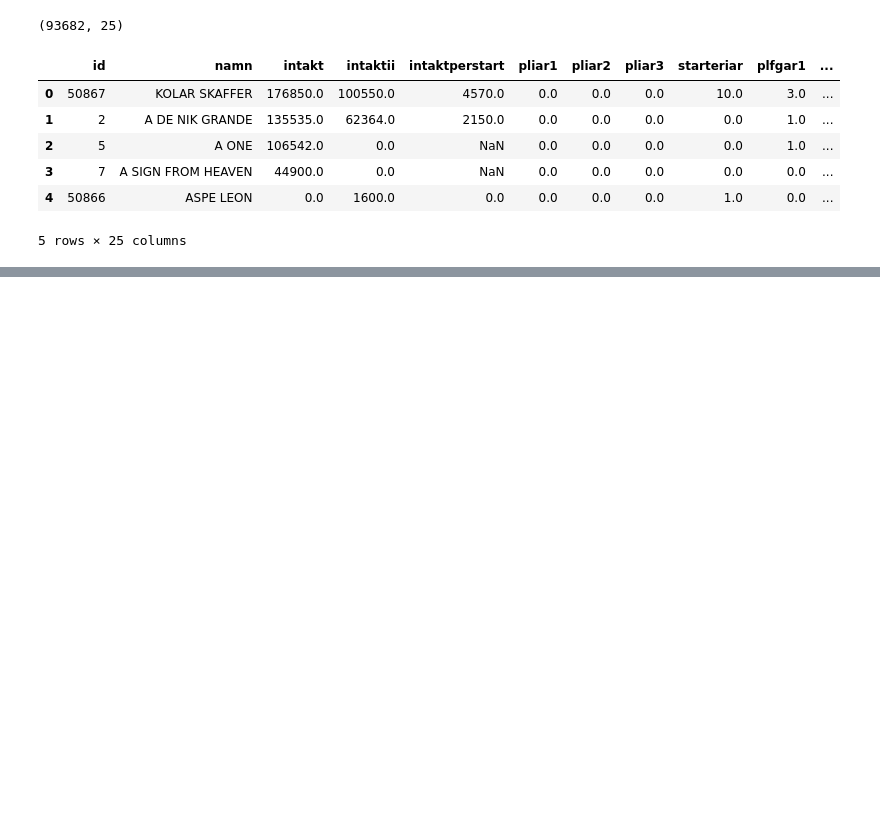
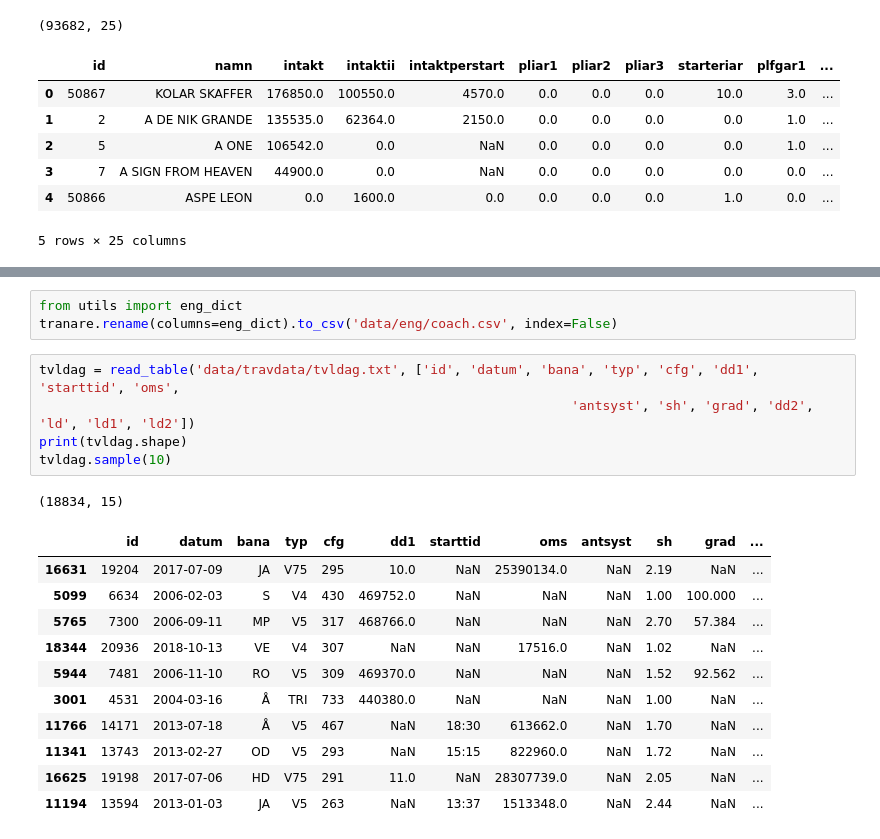
Before and after one commit to Engin89/horseracing, a Jupyter notebook: notebooks/InitialDataLoad.ipynb, the cells around one changed output, grey strips where cells are left out. Cells and saved outputs as stored; diff of their text form; blank space fills up the shorter version.

```diff
--- a/notebooks/InitialDataLoad.ipynb
+++ b/notebooks/InitialDataLoad.ipynb
@@ -389,0 +592,21 @@ winp2.head()
+# %%
+from utils import eng_dict
+tranare.rename(columns=eng_dict).to_csv('data/eng/coach.csv', index=False)
+# %%
+tvldag = read_table('data/travdata/tvldag.txt', ['id', 'datum', 'bana', 'typ', 'cfg', 'dd1', 'starttid', 'oms',
+                                                                    'antsyst', 'sh', 'grad', 'dd2', 'ld', 'ld1', 'ld2'])
+print(tvldag.shape)
+tvldag.sample(10)
+# %% [output]
+(18834, 15)
+|  | id | datum | bana | typ | cfg | dd1 | starttid | oms | antsyst | sh | grad | ... |
+| 16631 | 19204 | 2017-07-09 | JA | V75 | 295 | 10.0 | NaN | 25390134.0 | NaN | 2.19 | NaN | ... |
+| 5099 | 6634 | 2006-02-03 | S | V4 | 430 | 469752.0 | NaN | NaN | NaN | 1.00 | 100.000 | ... |
+| 5765 | 7300 | 2006-09-11 | MP | V5 | 317 | 468766.0 | NaN | NaN | NaN | 2.70 | 57.384 | ... |
+| 18344 | 20936 | 2018-10-13 | VE | V4 | 307 | NaN | NaN | 17516.0 | NaN | 1.02 | NaN | ... |
+| 5944 | 7481 | 2006-11-10 | RO | V5 | 309 | 469370.0 | NaN | NaN | NaN | 1.52 | 92.562 | ... |
+| 3001 | 4531 | 2004-03-16 | Å | TRI | 733 | 440380.0 | NaN | NaN | NaN | 1.00 | NaN | ... |
+| 11766 | 14171 | 2013-07-18 | Å | V5 | 467 | NaN | 18:30 | 613662.0 | NaN | 1.70 | NaN | ... |
+| 11341 | 13743 | 2013-02-27 | OD | V5 | 293 | NaN | 15:15 | 822960.0 | NaN | 1.72 | NaN | ... |
+| 16625 | 19198 | 2017-07-06 | HD | V75 | 291 | 11.0 | NaN | 28307739.0 | NaN | 2.05 | NaN | ... |
+| 11194 | 13594 | 2013-01-03 | JA | V5 | 263 | NaN | 13:37 | 1513348.0 | NaN | 2.44 | NaN | ... |
```
Also changed, not shown: parts of 97 cells of this notebook, 1 other file.
